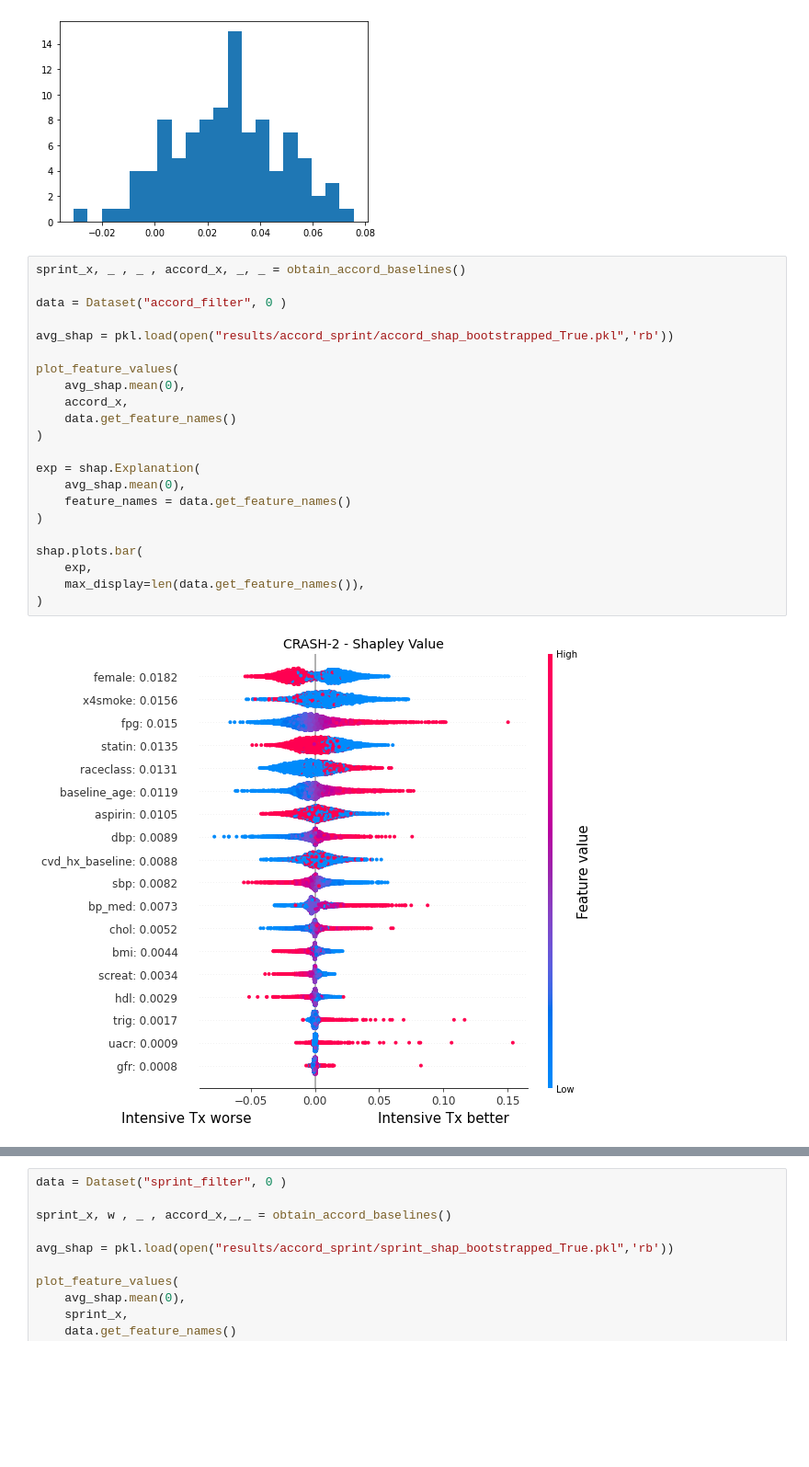
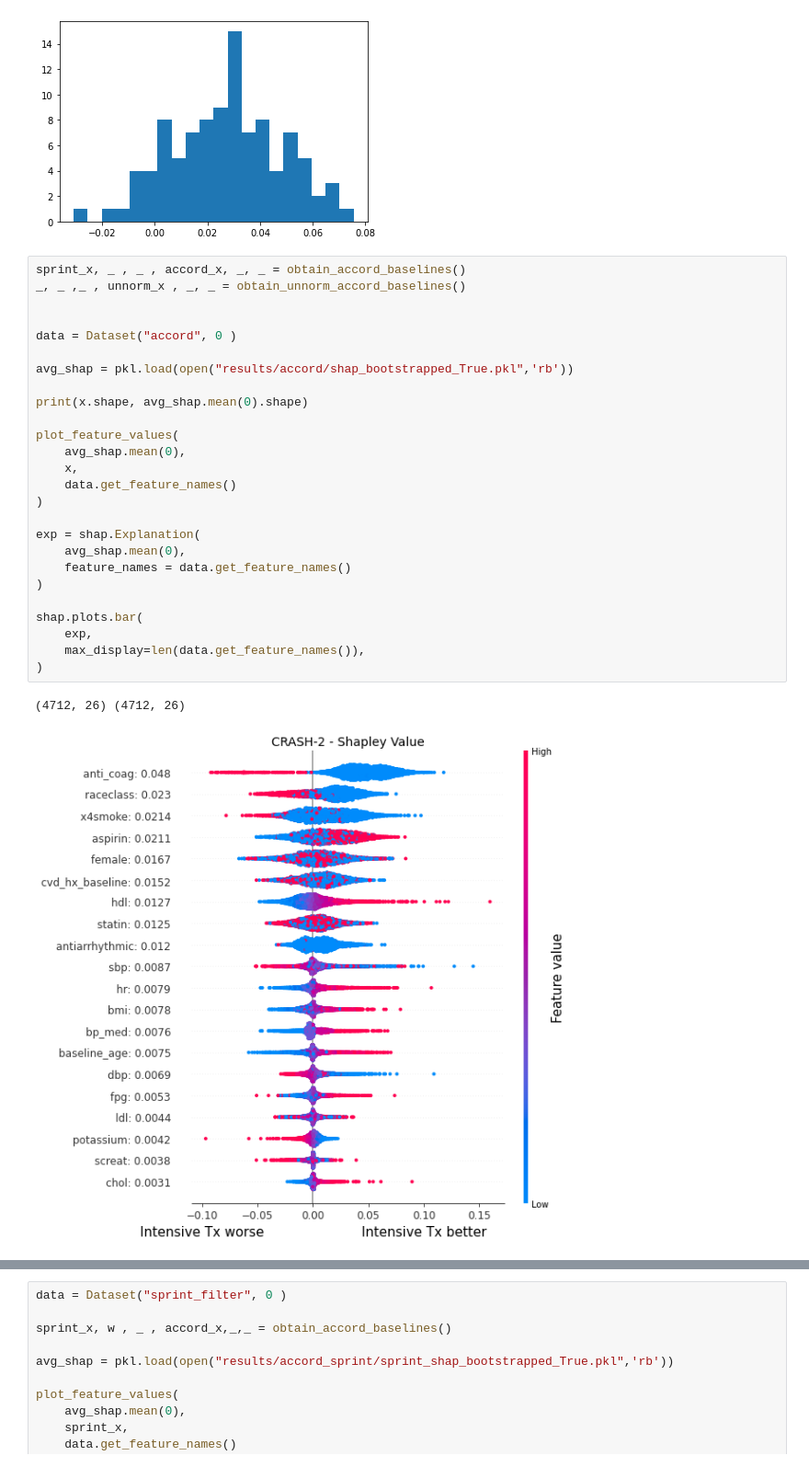
Before and after one commit to q8888620002/Explain_CATE, a Jupyter notebook: accord.ipynb, the cells around one changed output, grey strips where cells are left out. Shown at 92% size. Cells and saved outputs as stored; diff of their text form; blank space fills up the shorter version.

Commit message:
update baseline

```diff
--- a/accord.ipynb
+++ b/accord.ipynb
@@ -291,25 +322,30 @@ Output 0.027311129441109472: 95% CI = (-0.006, 0.062)
 [figure]
 # %%
 sprint_x, _ , _ , accord_x, _, _ = obtain_accord_baselines()
+_, _ ,_ , unnorm_x , _, _ = obtain_unnorm_accord_baselines()
 
-data = Dataset("accord_filter", 0 )
 
-avg_shap = pkl.load(open("results/accord_sprint/accord_shap_bootstrapped_True.pkl",'rb'))
+data = Dataset("accord", 0 )
+
+avg_shap = pkl.load(open("results/accord/shap_bootstrapped_True.pkl",'rb'))
+
+print(x.shape, avg_shap.mean(0).shape)
 
 plot_feature_values(
     avg_shap.mean(0),
-    accord_x,
+    x,
     data.get_feature_names()
 )
 
 exp = shap.Explanation(
     avg_shap.mean(0),
     feature_names = data.get_feature_names()
 )
 
 shap.plots.bar(
     exp,
     max_display=len(data.get_feature_names()),
 )
 # %% [output]
+(4712, 26) (4712, 26)
-[figure, old version]
+[figure, new version]
```
Also changed, not shown: parts of 10 cells of this notebook, 10 other files.
